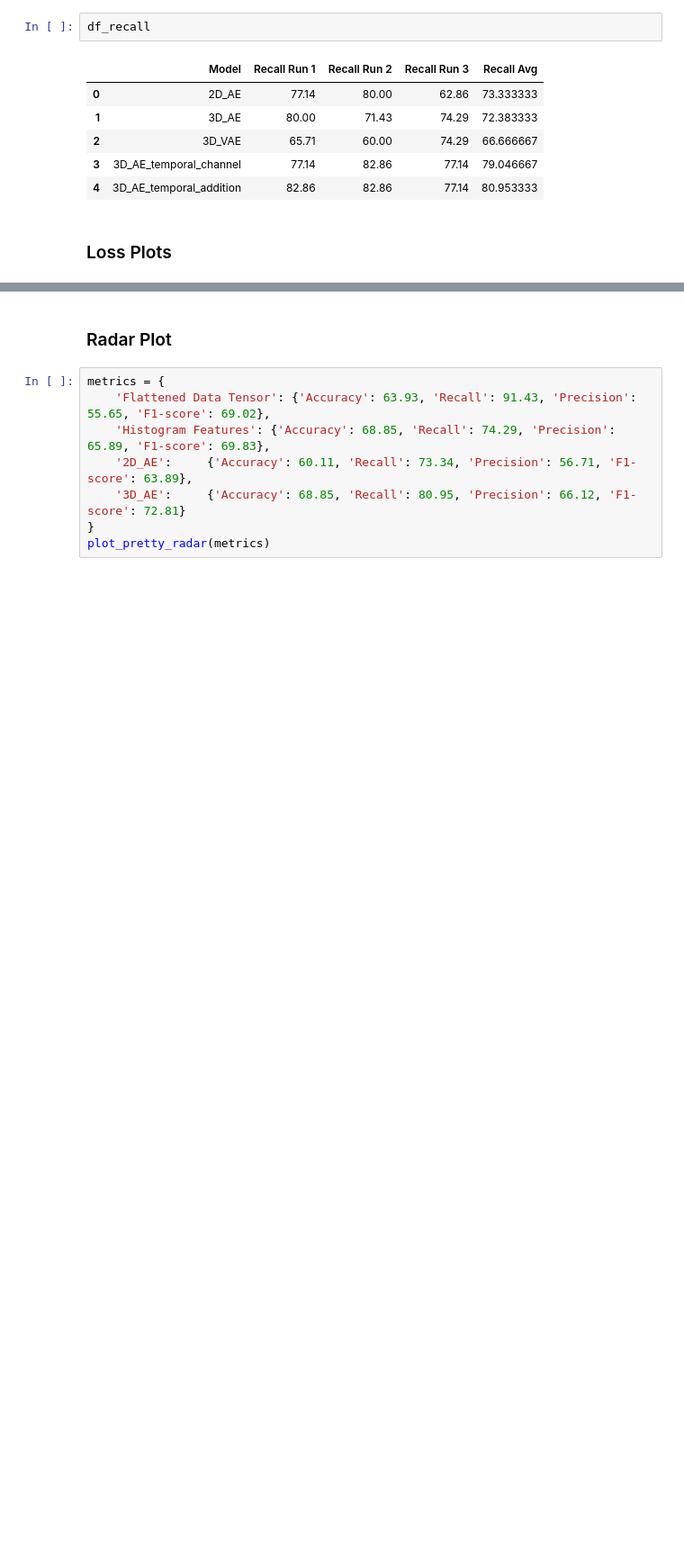
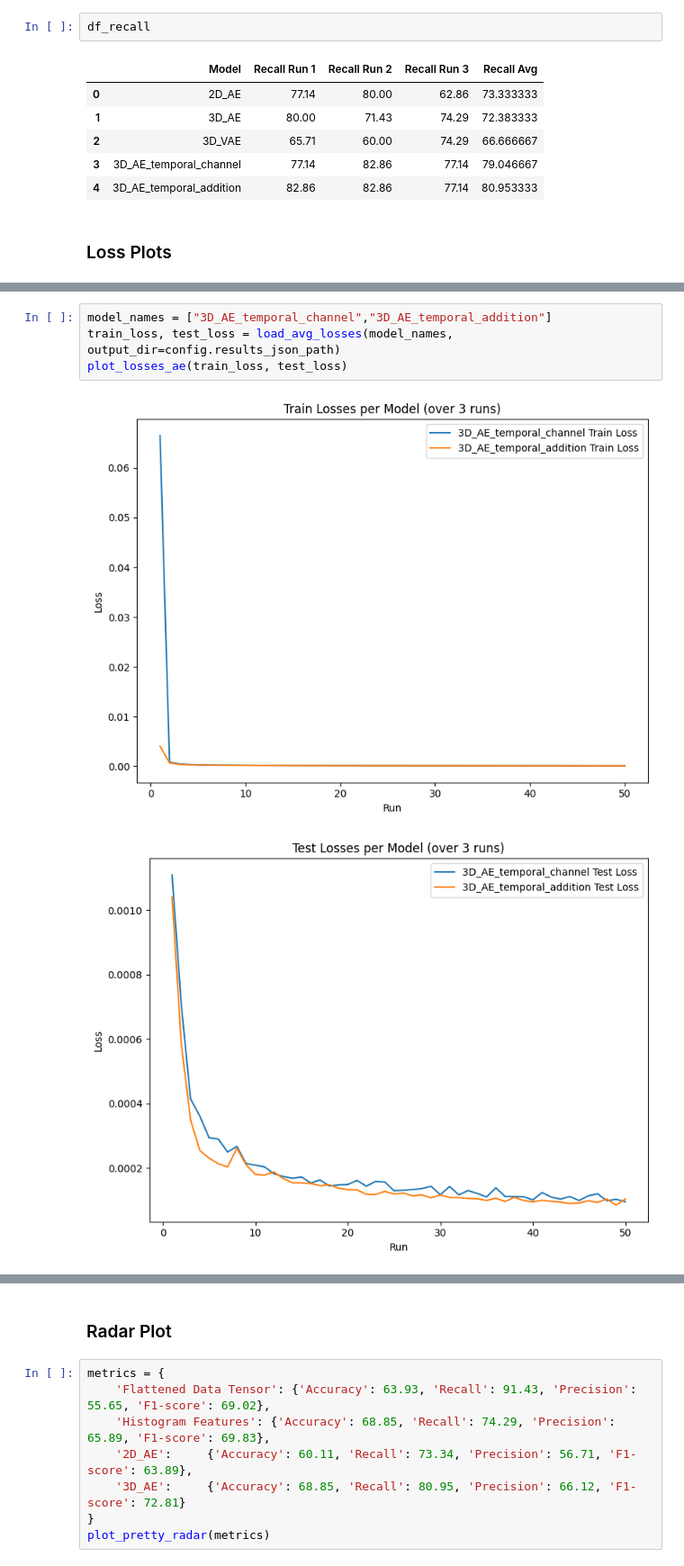
Before and after one commit to bhumikasadbhave/Master-Thesis-SITS, a Jupyter notebook: Modeling/temporal_ae_executions.ipynb, the cells around one changed output, grey strips where cells are left out. Shown at 90% size. Cells and saved outputs as stored; diff of their text form; blank space fills up the shorter version.

```diff
--- a/Modeling/temporal_ae_executions.ipynb
+++ b/Modeling/temporal_ae_executions.ipynb
@@ -744,0 +771,7 @@ model_names = ['2D_AE','3D_AE']
+# %%
+model_names = ["3D_AE_temporal_channel","3D_AE_temporal_addition"]
+train_loss, test_loss = load_avg_losses(model_names, output_dir=config.results_json_path)
+plot_losses_ae(train_loss, test_loss)
+# %% [output]
+[figure, added]
+[figure, added]
```
Also changed, not shown: parts of 27 cells of this notebook, 22 other files.
